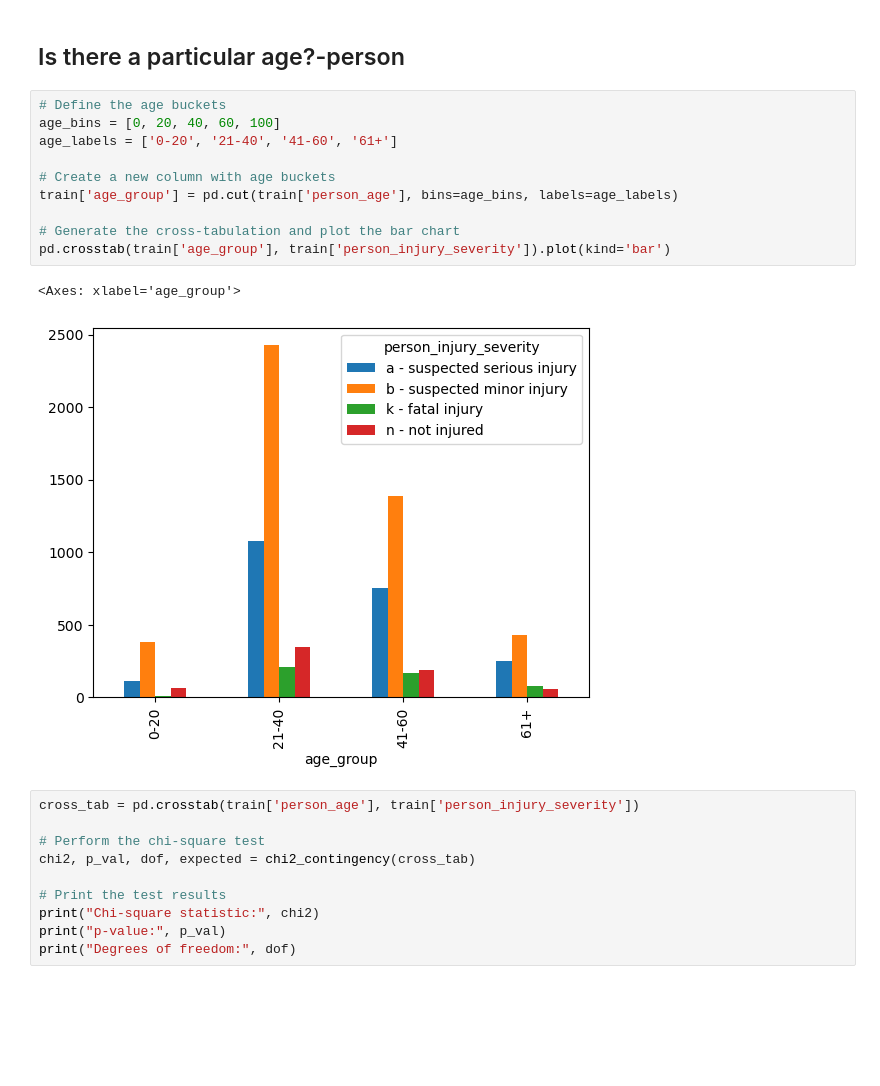
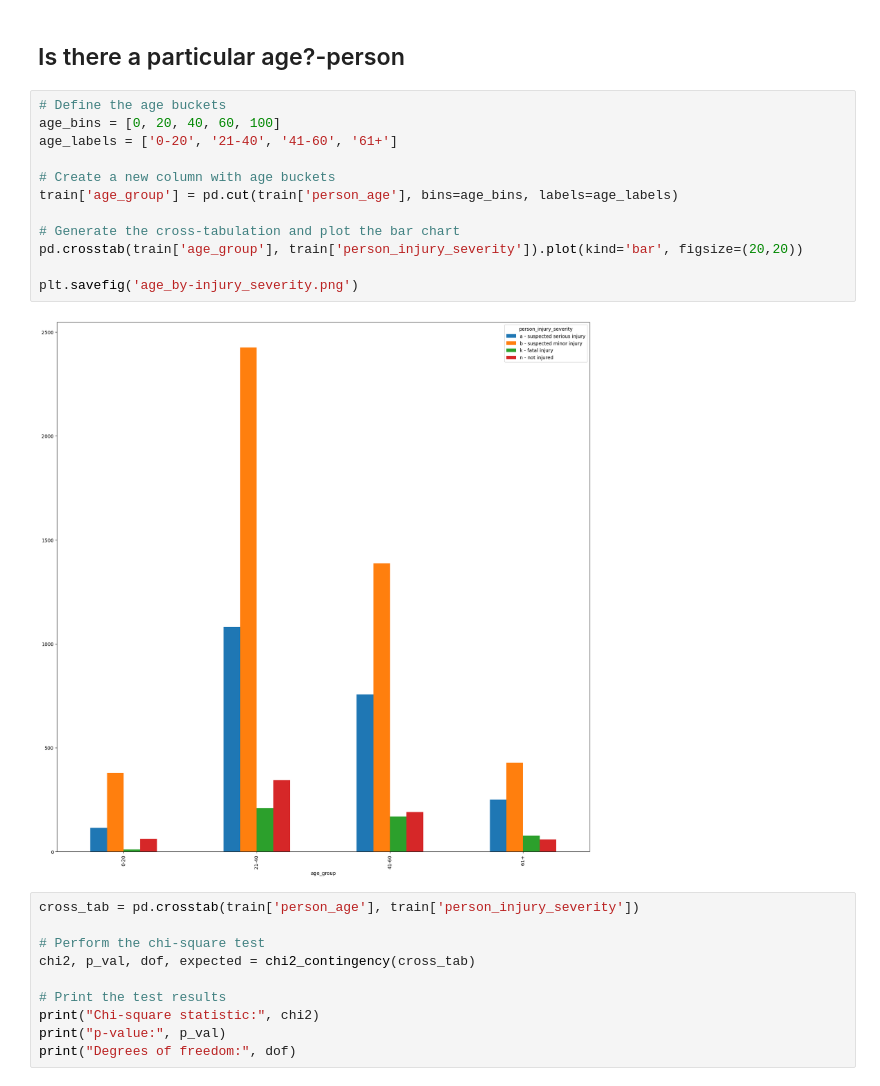
Before and after one commit to tex-wrex/tex-wrex, a Jupyter notebook: Final_work/explore_draft.ipynb, the cells around one changed output. Cells and saved outputs as stored; diff of their text form; blank space fills up the shorter version.

```diff
--- a/Final_work/explore_draft.ipynb
+++ b/Final_work/explore_draft.ipynb
@@ -171,16 +171,17 @@ Degrees of freedom: 3
 # %%
 # Define the age buckets
 age_bins = [0, 20, 40, 60, 100]
 age_labels = ['0-20', '21-40', '41-60', '61+']
 
 # Create a new column with age buckets
 train['age_group'] = pd.cut(train['person_age'], bins=age_bins, labels=age_labels)
 
 # Generate the cross-tabulation and plot the bar chart
-pd.crosstab(train['age_group'], train['person_injury_severity']).plot(kind='bar')
+pd.crosstab(train['age_group'], train['person_injury_severity']).plot(kind='bar', figsize=(20,20))
+
+plt.savefig('age_by-injury_severity.png')
 # %% [output]
-<Axes: xlabel='age_group'>
-[figure, old version]
+[figure, new version]
 # %%
 cross_tab = pd.crosstab(train['person_age'], train['person_injury_severity'])
 
```
Also changed, not shown: parts of 10 cells of this notebook, 16 other files.
